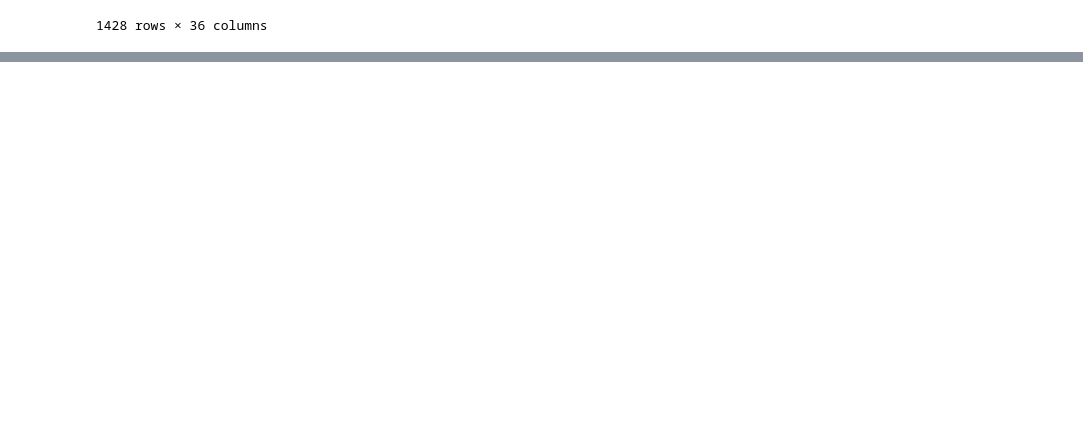
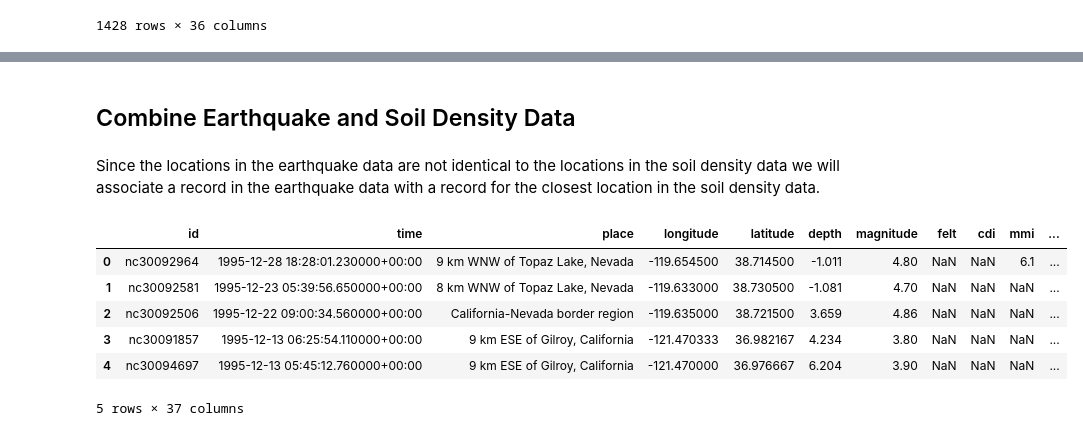
Before and after one commit to AI-Bootcamp-Class/project2, a Jupyter notebook: retrieve_data.ipynb, the cells around one changed output, grey strips where cells are left out. Drawn from its saved outputs; the diff is of its cells as text; code cells hidden in the pictures; blank space fills up the shorter version.

```diff
--- a/retrieve_data.ipynb
+++ b/retrieve_data.ipynb
@@ -210,0 +236,12 @@ display(df_earthquake_dat)
+# %%
+# Select only records corresponding to the contiguous US by using the minimum and maximum
+# longitude and latitude defined above
+df_usa = df.loc[(df['X']>=min_longitude) & (df['X']<=max_longitude) &
+                (df['Y']>=min_latitude) & (df['Y']<=max_latitude)]
+# %%
+# Define the features to keep
+columns_to_keep = ['X', 'Y', 'upper_depth', 'lower_depth', 'value_avg']
+
+# Select those features/columns
+df_soil = df_usa[columns_to_keep].sort_values(by=['X', 'Y', 'upper_depth']).reset_index(drop=True)
+df_soil.head(10)
@@ -210,0 +262,8 @@ display(df_earthquake_dat)
+# %%
+# Average over all records with the same coordinates
+df_soil_bd = df_soil[['X', 'Y', 'value_avg']].groupby(['X', 'Y']).mean().reset_index()
+
+#Rename 'X' and 'Y' columns to 'longitude' and 'latitude', respectively
+df_soil_bd.rename(columns={'X': 'longitude', 'Y': 'latitude'}, inplace=True)
+
+df_soil_bd.head()
@@ -211,3 +277,35 @@ display(df_earthquake_dat)
+# %% [markdown]
+## Combine Earthquake and Soil Density Data
+# %% [markdown]
+Since the locations in the earthquake data are not identical to the locations in the soil density data we will associate a record in the earthquake data with a record for the closest location in the soil density data.
+# %%
+# Define a function that calculates a measure for the distance between a point (x1, y1) and
+# (x2, y2)
+def dist(x1, y1, x2, y2):
+    return ((x1-x2)**2 + (y1-y2)**2)
+# %%
+soil_densities = []
+
+for idx in df_earthquake_data.index:
+    long = df_earthquake_data['longitude'][idx]
+    lat = df_earthquake_data['latitude'][idx]
+
+    distance = [dist(df_soil_bd['longitude'][i], df_soil_bd['latitude'][i], long, lat)
+                        for i in df_soil_bd.index]
+
+    soil_densities.append(df_soil_bd['value_avg'][distance.index(min(distance))])
+
+df_earthquake_data['soil_density'] = soil_densities
+
+df_earthquake_data.head()
+# %% [output]
+|  | id | time | place | longitude | latitude | depth | magnitude | felt | cdi | mmi | ... |
+| 0 | nc30092964 | 1995-12-28 18:28:01.230000+00:00 | 9 km WNW of Topaz Lake, Nevada | -119.654500 | 38.714500 | -1.011 | 4.80 | NaN | NaN | 6.1 | ... |
+| 1 | nc30092581 | 1995-12-23 05:39:56.650000+00:00 | 8 km WNW of Topaz Lake, Nevada | -119.633000 | 38.730500 | -1.081 | 4.70 | NaN | NaN | NaN | ... |
+| 2 | nc30092506 | 1995-12-22 09:00:34.560000+00:00 | California-Nevada border region | -119.635000 | 38.721500 | 3.659 | 4.86 | NaN | NaN | NaN | ... |
+| 3 | nc30091857 | 1995-12-13 06:25:54.110000+00:00 | 9 km ESE of Gilroy, California | -121.470333 | 36.982167 | 4.234 | 3.80 | NaN | NaN | NaN | ... |
+| 4 | nc30094697 | 1995-12-13 05:45:12.760000+00:00 | 9 km ESE of Gilroy, California | -121.470000 | 36.976667 | 6.204 | 3.90 | NaN | NaN | NaN | ... |
+5 rows × 37 columns
 # %%
 # Export earthquake data to a CSV file called 'earthquake_data.csv'
 df_earthquake_data.to_csv('Resources/earthquake_data.csv', index=False)
```
Also changed, not shown: parts of 11 cells of this notebook.
